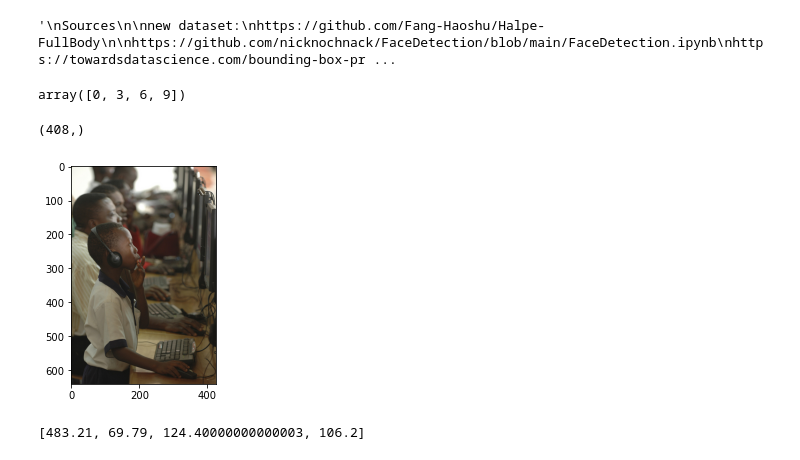
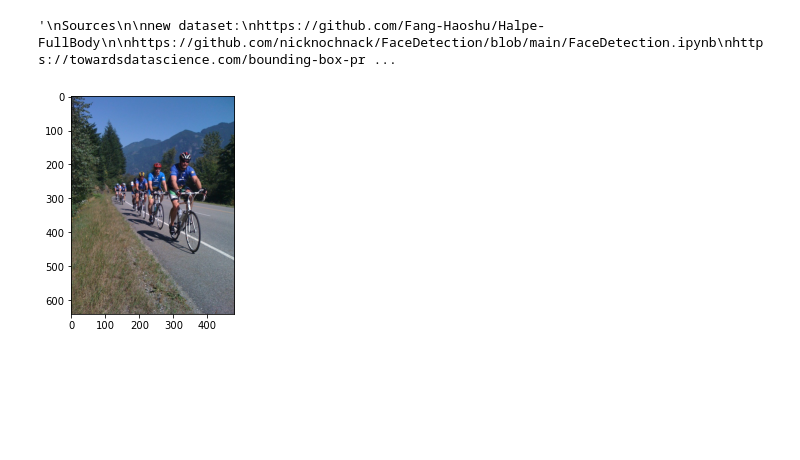
Before and after one commit to SebastianBitsch/face-detection, a Jupyter notebook: exploration.ipynb, the cells around one changed output. Drawn from its saved outputs; the diff is of its cells as text; code cells hidden in the pictures; blank space fills up the shorter version.

```diff
--- a/exploration.ipynb
+++ b/exploration.ipynb
@@ -64,13 +68,5 @@ image_folder = "data/hico_20160224_det/images/train2015/"
 save_folder = 'results/visualizations/'
 
 # 3, 4, 17, 18
-# %%
-np.arange(10)[0::3]
-# %% [output]
-array([0, 3, 6, 9])
-# %%
-np.array(annotations['annotations'][11]['keypoints']).shape
-# %% [output]
-(408,)
 # %%
 f = open("data/halpe_train_v1.json")
@@ -81 +77,12 @@ for img in annotations['images']:
     imgs[img['id']] = img
+# %%
+fig, ax = plt.subplots()
+
+im = plt.imread(image_folder + "HICO_train2015_00009511.jpg")
+
+# rect = patches.Rectangle((50, 100), 40, 30, linewidth=1, edgecolor='r', facecolor='none')
+
+ax.imshow(im)
+plt.show()
+# %% [output]
+[figure, added]
@@ -120,15 +169,0 @@ for idx, annot in tqdm(enumerate(annotations['annotations'])):
-# %%
-fig, ax = plt.subplots()
-
-im = plt.imread("data/train2017/000000554625.jpg")
-
-rect = patches.Rectangle((50, 100), 40, 30, linewidth=1, edgecolor='r', facecolor='none')
-
-ax.imshow(im)
-plt.show()
-# %% [output]
-[figure, removed]
-# %%
-a['face_box']
-# %% [output]
-[483.21, 69.79, 124.40000000000003, 106.2]
```
Also changed, not shown: parts of 14 cells of this notebook.
